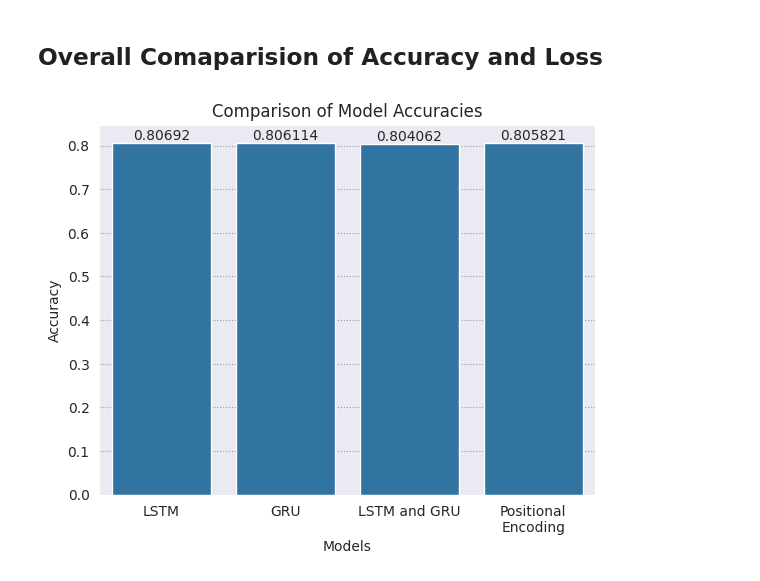
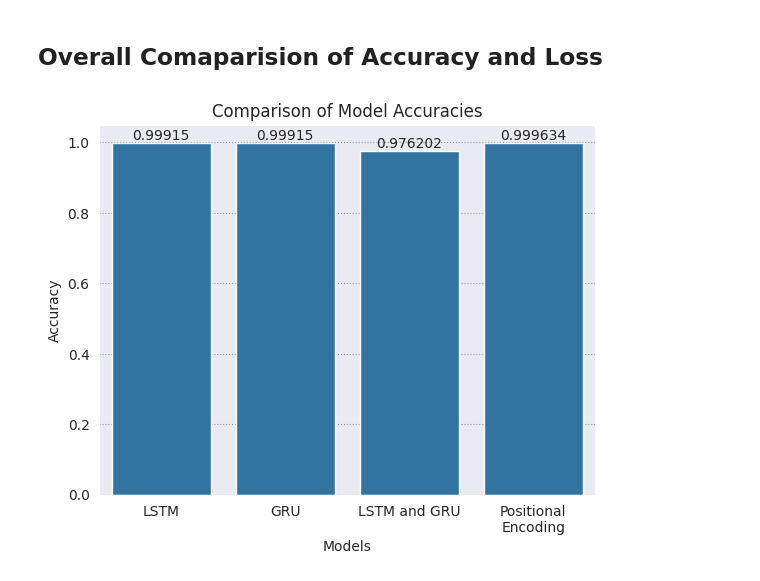
Before and after one commit to gdhanush27/Tanglish-to-English, a Jupyter notebook: project.ipynb, the cells around one changed output. Cells and saved outputs as stored; diff of their text form; code cells hidden in the pictures.

```diff
--- a/project.ipynb
+++ b/project.ipynb
@@ -193,5 +193,5 @@ model.compile(optimizer='adam', loss='sparse_categorical_crossentropy', metrics=
 # %% [markdown]
 ## Model training
 # %%
-history1 = model.fit(tamil_padded, english_padded, epochs=no_of_epochs, batch_size = size_batch ,validation_split=0.2)
+history1 = model.fit(tamil_padded, english_padded, epochs=no_of_epochs, batch_size = size_batch ,validation_data=(tamil_padded, english_padded))
 # %% [output]
@@ -268,5 +284,5 @@ model3.compile(optimizer='adam', loss='sparse_categorical_crossentropy', metrics
 # %% [markdown]
 ## Model Training
 # %%
-history2 = model3.fit(tamil_padded, english_padded, epochs=no_of_epochs, batch_size=size_batch,validation_split = 0.2)
+history2 = model3.fit(tamil_padded, english_padded, epochs=no_of_epochs, batch_size=size_batch,validation_data=(tamil_padded, english_padded))
 # %% [output]
@@ -349,7 +381,7 @@ model_concat.compile(optimizer='adam', loss='sparse_categorical_crossentropy', m
 ## Model Training
 # %%
 # Train the model with validation data
-history3 = model_concat.fit(tamil_padded, english_padded, epochs=no_of_epochs, batch_size=size_batch, validation_split=0.2)
+history3 = model_concat.fit(tamil_padded, english_padded, epochs=no_of_epochs, batch_size=size_batch, validation_split=0.1)
 
 # Disable eager execution after training
 tf.config.run_functions_eagerly(False)
@@ -539,5 +586,5 @@ model1.compile(optimizer='adam', loss='sparse_categorical_crossentropy', metrics
 ## Model Training
 # %%
 # Assuming you have your padded sequences tamil_padded and english_padded
-history4 = model1.fit(tamil_padded, english_padded, batch_size=size_batch, epochs=no_of_epochs, validation_split = 0.2)
+history4 = model1.fit(tamil_padded, english_padded, batch_size=size_batch, epochs=no_of_epochs, validation_data=(tamil_padded, english_padded))
 # %% [output]
@@ -674,16 +737,16 @@ Translated by Positional Encoding =
 # %%
 l1 = ["LSTM","GRU","LSTM and GRU","Positional\nEncoding"]
 sns.set_style("darkgrid", {"grid.color": ".6", "grid.linestyle": ":"})
-ax = sns.barplot(x=l, y=accuracy, errorbar=None,legend="brief")
+ax = sns.barplot(x=l1, y=accuracy, errorbar=None,legend="brief")
 ax.bar_label(ax.containers[0], fontsize=10);
 plt.xlabel('Models')
 plt.ylabel('Accuracy')
 plt.title('Comparison of Model Accuracies')
 
 # Displaying the histogram
 plt.show()
 # %% [output]
-[figure, old version]
+[figure, new version]
 # %%
 sns.set_style("darkgrid", {"grid.color": ".6", "grid.linestyle": ":"})
 ax = sns.barplot(x=l1, y=loss, errorbar=None,legend="brief")
```
Also changed, not shown: parts of 30 cells of this notebook.
